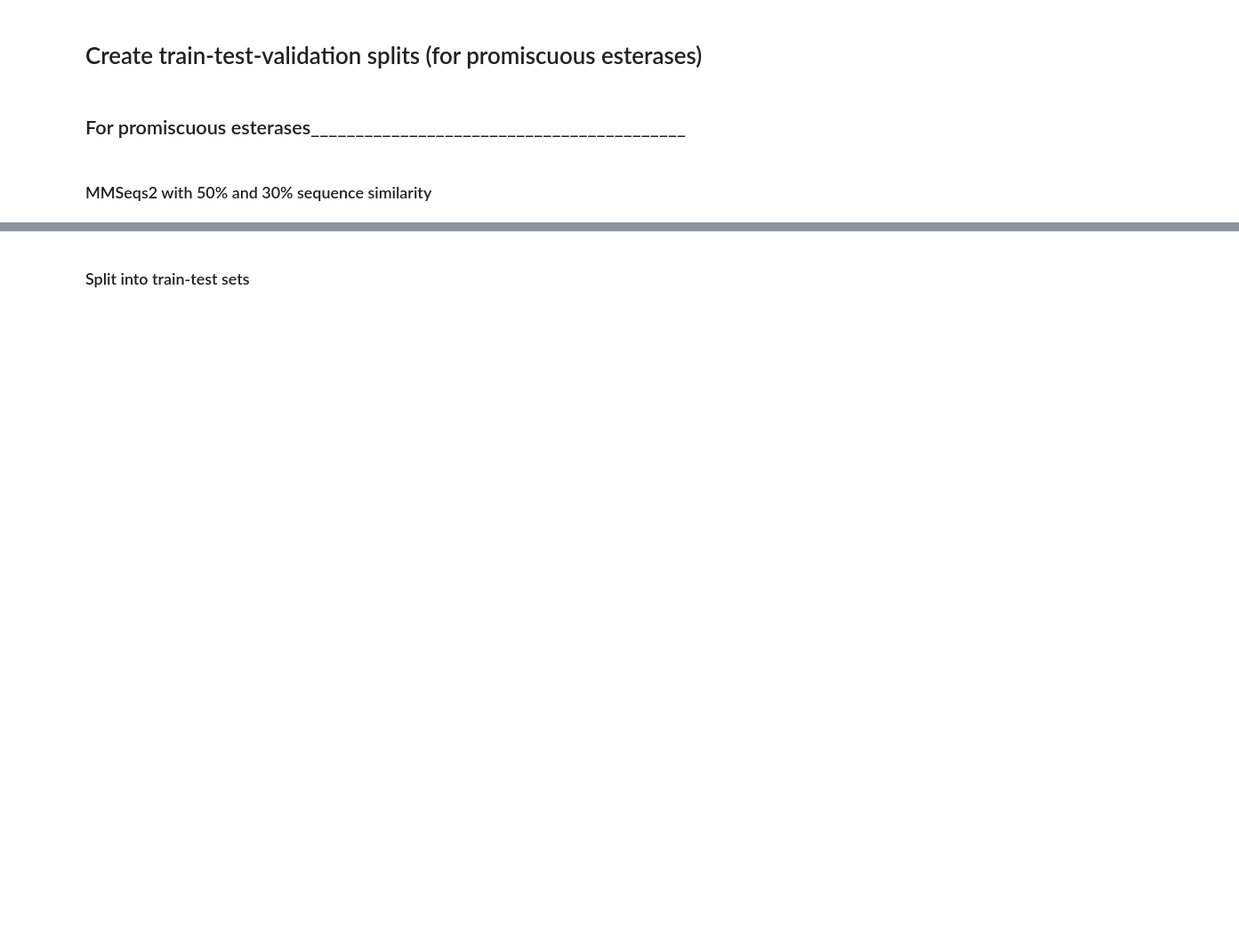
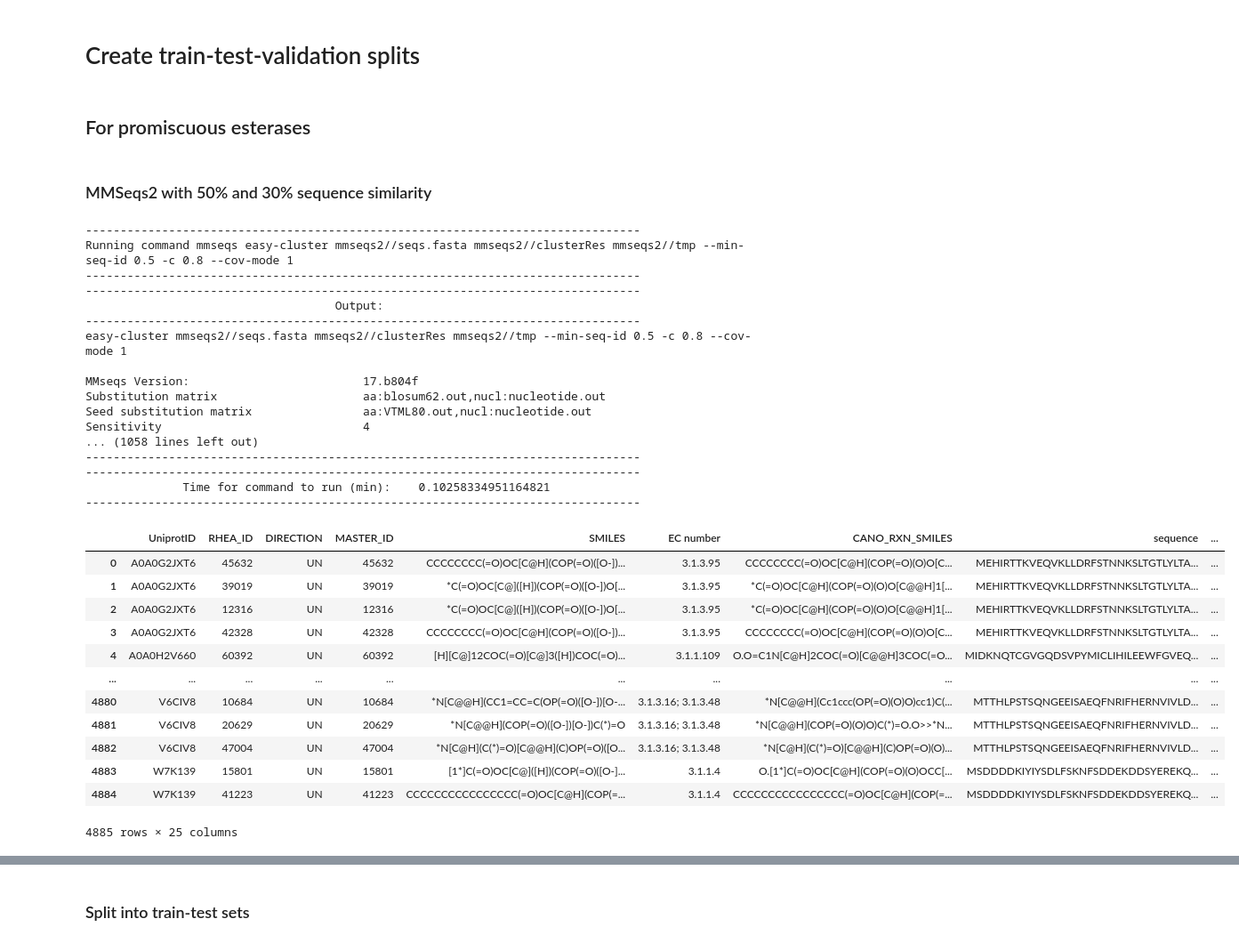
Before and after one commit to HelenSchmid/masterthesis, a Jupyter notebook: manuscript/N5_create_train_test_splits.ipynb, the cells around one changed output, grey strips where cells are left out. Shown at 89% size. Cells and saved outputs as stored; diff of their text form; code cells hidden in the pictures; blank space fills up the shorter version.

```diff
--- a/manuscript/N5_create_train_test_splits.ipynb
+++ b/manuscript/N5_create_train_test_splits.ipynb
@@ -1,4 +1,4 @@
 # %% [markdown]
-# Create train-test-validation splits (for promiscuous esterases)
+# Create train-test-validation splits
 # %% [markdown]
-## For promiscuous esterases__________________________________________
+## For promiscuous esterases
@@ -11,19 +7,50 @@ df_train = pd.read_pickle('/nvme2/helen/masterthesis/manuscript/trainingdata/pro
 # %%
 import sys
 sys.path.append('/home/helen/enzyme-tk/enzymetk')
 from enzymetk.similarity_mmseqs_step import MMseqs
 from enzymetk.save_step import Save
 import pandas as pd
 
 # run in enzymetk environment
-df_promis_esterases = pd.read_pickle('/nvme2/helen/masterthesis/manuscript/trainingdata/promiscuous_esterases_removed_similar_seq.pkl')
+df_promis_esterases = pd.read_pickle('/nvme2/helen/masterthesis/manuscript/trainingdata/promiscuous_esterases_short_seq_removed.pkl')
 df_promis_esterases.rename(columns={'mmseqs_representative_cluster_seq': 'mmseqs_representative_cluster_seq_0.95'}, inplace=True)
 id_col = 'UniprotID'
 seq_col = 'sequence'
 output_dir = 'mmseqs2/'
 
 df_promis_esterases << (MMseqs(id_col, seq_col, tmp_dir=output_dir, method='cluster',  args=['--min-seq-id', '0.5', '-c', '0.8', '--cov-mode', '1']) >> Save(f'{output_dir}promiscuous_esterases_removed_similar_seq_0p5_similarity.pkl'))
 df_promis_esterases << (MMseqs(id_col, seq_col, tmp_dir=output_dir, method='cluster',  args=['--min-seq-id', '0.3', '-c', '0.8', '--cov-mode', '1']) >> Save(f'{output_dir}promiscuous_esterases_removed_similar_seq_0p3_similarity.pkl'))
+# %% [output]
+--------------------------------------------------------------------------------
+Running command mmseqs easy-cluster mmseqs2//seqs.fasta mmseqs2//clusterRes mmseqs2//tmp --min-seq-id 0.5 -c 0.8 --cov-mode 1
+--------------------------------------------------------------------------------
+--------------------------------------------------------------------------------
+                                    Output:
+--------------------------------------------------------------------------------
+easy-cluster mmseqs2//seqs.fasta mmseqs2//clusterRes mmseqs2//tmp --min-seq-id 0.5 -c 0.8 --cov-mode 1
+
+MMseqs Version:                         17.b804f
+Substitution matrix                     aa:blosum62.out,nucl:nucleotide.out
+Seed substitution matrix                aa:VTML80.out,nucl:nucleotide.out
+Sensitivity                             4
+... (1058 lines left out)
+--------------------------------------------------------------------------------
+--------------------------------------------------------------------------------
+              Time for command to run (min):    0.10258334951164821
+--------------------------------------------------------------------------------
+|  | UniprotID | RHEA_ID | DIRECTION | MASTER_ID | SMILES | EC number | CANO_RXN_SMILES | sequence | ... |
+| 0 | A0A0G2JXT6 | 45632 | UN | 45632 | CCCCCCCC(=O)OC[C@H](COP(=O)([O-])... | 3.1.3.95 | CCCCCCCC(=O)OC[C@H](COP(=O)(O)O[C... | MEHIRTTKVEQVKLLDRFSTNNKSLTGTLYLTA... | ... |
+| 1 | A0A0G2JXT6 | 39019 | UN | 39019 | *C(=O)OC[C@]([H])(COP(=O)([O-])O[... | 3.1.3.95 | *C(=O)OC[C@H](COP(=O)(O)O[C@@H]1[... | MEHIRTTKVEQVKLLDRFSTNNKSLTGTLYLTA... | ... |
+| 2 | A0A0G2JXT6 | 12316 | UN | 12316 | *C(=O)OC[C@]([H])(COP(=O)([O-])O[... | 3.1.3.95 | *C(=O)OC[C@H](COP(=O)(O)O[C@@H]1[... | MEHIRTTKVEQVKLLDRFSTNNKSLTGTLYLTA... | ... |
+| 3 | A0A0G2JXT6 | 42328 | UN | 42328 | CCCCCCCC(=O)OC[C@H](COP(=O)([O-])... | 3.1.3.95 | CCCCCCCC(=O)OC[C@H](COP(=O)(O)O[C... | MEHIRTTKVEQVKLLDRFSTNNKSLTGTLYLTA... | ... |
+| 4 | A0A0H2V660 | 60392 | UN | 60392 | [H][C@]12COC(=O)[C@]3([H])COC(=O)... | 3.1.1.109 | O.O=C1N[C@H]2COC(=O)[C@@H]3COC(=O... | MIDKNQTCGVGQDSVPYMICLIHILEEWFGVEQ... | ... |
+| ... | ... | ... | ... | ... | ... | ... | ... | ... | ... |
+| 4880 | V6CIV8 | 10684 | UN | 10684 | *N[C@@H](CC1=CC=C(OP(=O)([O-])[O-... | 3.1.3.16; 3.1.3.48 | *N[C@@H](Cc1ccc(OP(=O)(O)O)cc1)C(... | MTTHLPSTSQNGEEISAEQFNRIFHERNVIVLD... | ... |
+| 4881 | V6CIV8 | 20629 | UN | 20629 | *N[C@@H](COP(=O)([O-])[O-])C(*)=O | 3.1.3.16; 3.1.3.48 | *N[C@@H](COP(=O)(O)O)C(*)=O.O>>*N... | MTTHLPSTSQNGEEISAEQFNRIFHERNVIVLD... | ... |
+| 4882 | V6CIV8 | 47004 | UN | 47004 | *N[C@H](C(*)=O)[C@@H](C)OP(=O)([O... | 3.1.3.16; 3.1.3.48 | *N[C@H](C(*)=O)[C@@H](C)OP(=O)(O)... | MTTHLPSTSQNGEEISAEQFNRIFHERNVIVLD... | ... |
+| 4883 | W7K139 | 15801 | UN | 15801 | [1*]C(=O)OC[C@]([H])(COP(=O)([O-]... | 3.1.1.4 | O.[1*]C(=O)OC[C@H](COP(=O)(O)OCC[... | MSDDDDKIYIYSDLFSKNFSDDEKDDSYEREKQ... | ... |
+| 4884 | W7K139 | 41223 | UN | 41223 | CCCCCCCCCCCCCCCC(=O)OC[C@H](COP(=... | 3.1.1.4 | CCCCCCCCCCCCCCCC(=O)OC[C@H](COP(=... | MSDDDDKIYIYSDLFSKNFSDDEKDDSYEREKQ... | ... |
+4885 rows × 25 columns
 # %%
 # Integrate mmseqs2 results into one df
 import pandas as pd
```
Also changed, not shown: parts of 17 cells of this notebook, 18 other files.
